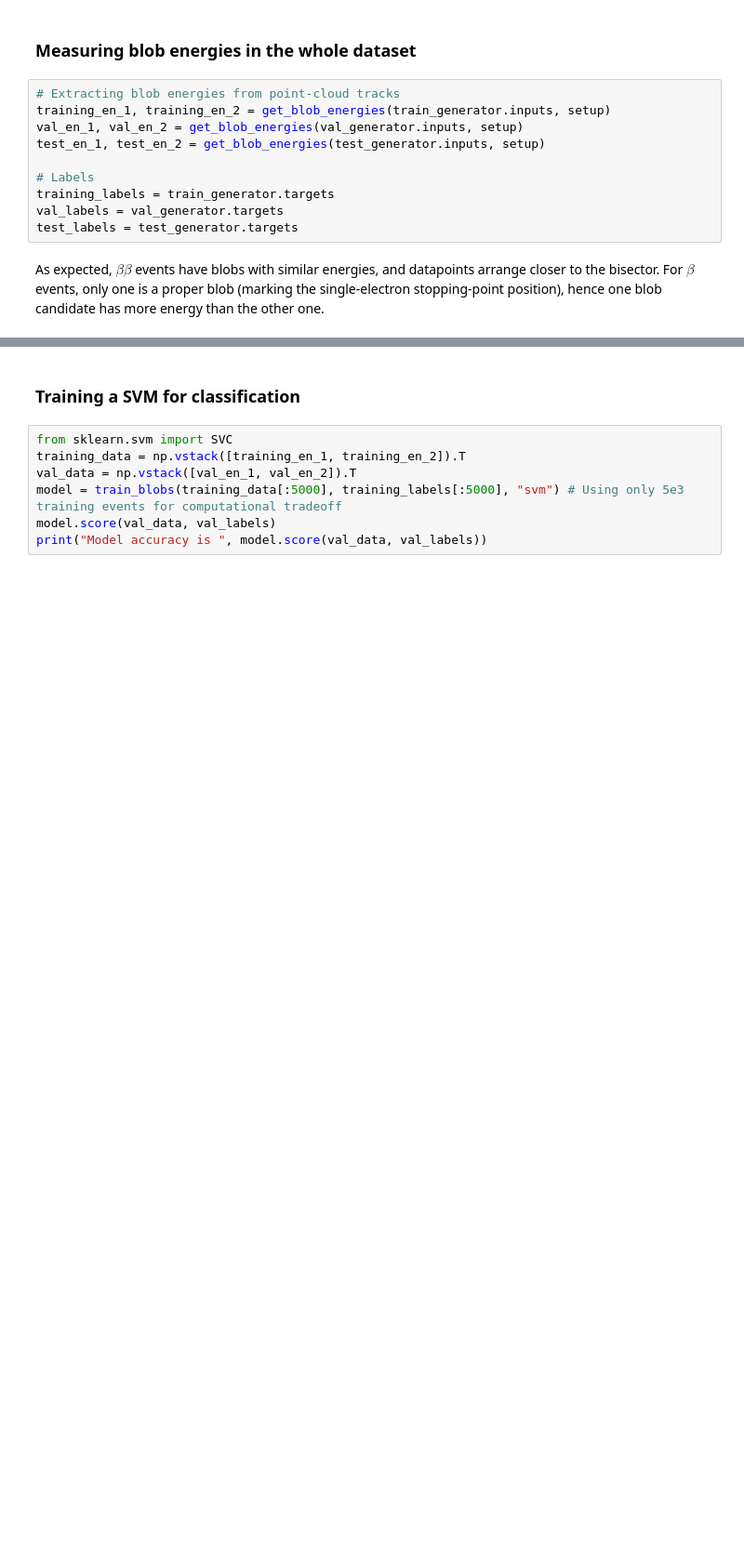
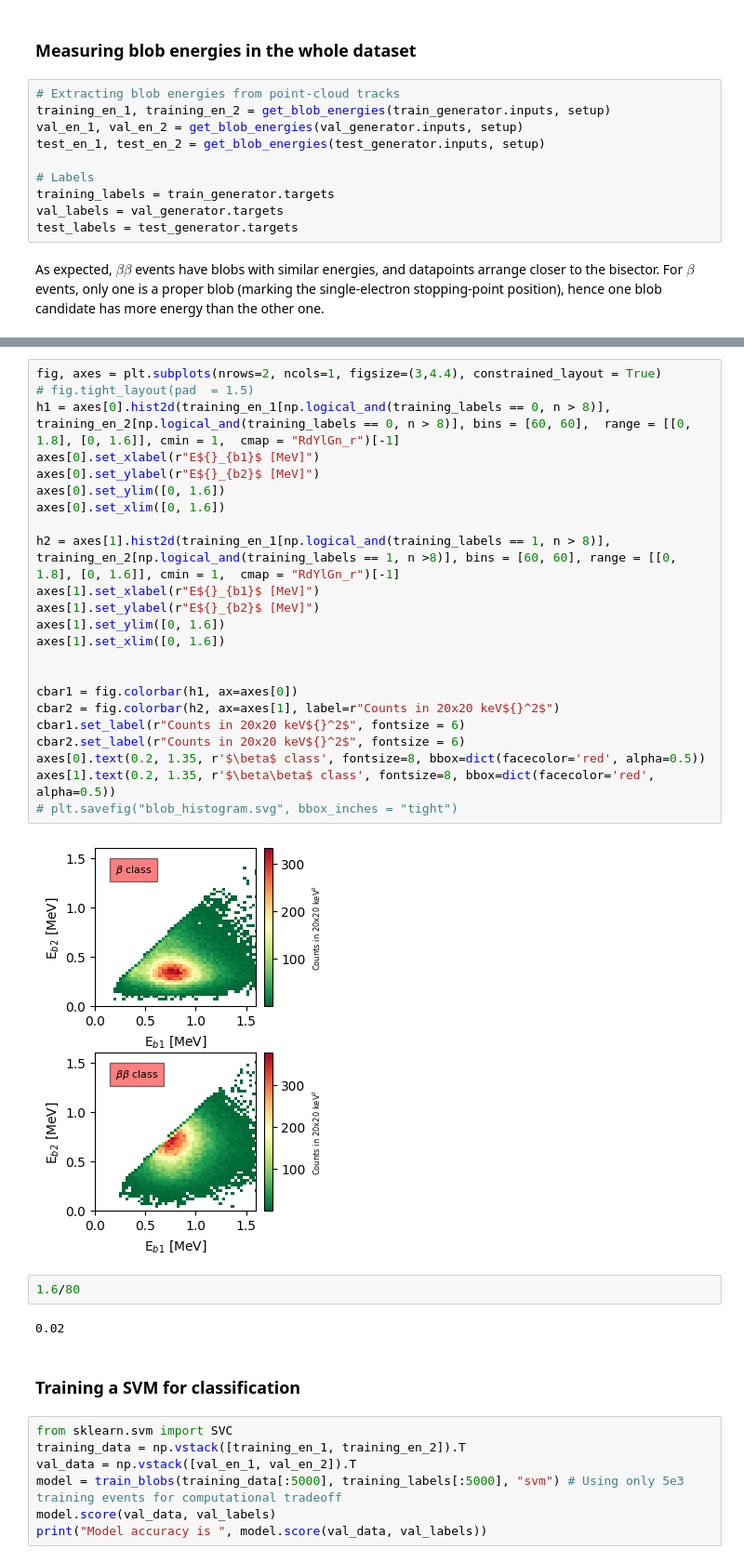
Before and after one commit to qismib/QuaKe, a Jupyter notebook: examples/blob.ipynb, the cells around one changed output, grey strips where cells are left out. Shown at 93% size. Cells and saved outputs as stored; diff of their text form; blank space fills up the shorter version.

```diff
--- a/examples/blob.ipynb
+++ b/examples/blob.ipynb
@@ -72,3 +109,32 @@ Text(0, 0.5, 'Blob energy 2 [MeV]')
+# %%
+fig, axes = plt.subplots(nrows=2, ncols=1, figsize=(3,4.4), constrained_layout = True)
+# fig.tight_layout(pad  = 1.5)
+h1 = axes[0].hist2d(training_en_1[np.logical_and(training_labels == 0, n > 8)], training_en_2[np.logical_and(training_labels == 0, n > 8)], bins = [60, 60],  range = [[0, 1.8], [0, 1.6]], cmin = 1,  cmap = "RdYlGn_r")[-1]
+axes[0].set_xlabel(r"E${}_{b1}$ [MeV]")
+axes[0].set_ylabel(r"E${}_{b2}$ [MeV]")
+axes[0].set_ylim([0, 1.6])
+axes[0].set_xlim([0, 1.6])
+
+h2 = axes[1].hist2d(training_en_1[np.logical_and(training_labels == 1, n > 8)], training_en_2[np.logical_and(training_labels == 1, n >8)], bins = [60, 60], range = [[0, 1.8], [0, 1.6]], cmin = 1,  cmap = "RdYlGn_r")[-1]
+axes[1].set_xlabel(r"E${}_{b1}$ [MeV]")
+axes[1].set_ylabel(r"E${}_{b2}$ [MeV]")
+axes[1].set_ylim([0, 1.6])
+axes[1].set_xlim([0, 1.6])
+
+
+cbar1 = fig.colorbar(h1, ax=axes[0])
+cbar2 = fig.colorbar(h2, ax=axes[1], label=r"Counts in 20x20 keV${}^2$")
+cbar1.set_label(r"Counts in 20x20 keV${}^2$", fontsize = 6)
+cbar2.set_label(r"Counts in 20x20 keV${}^2$", fontsize = 6)
+axes[0].text(0.2, 1.35, r'$\beta$ class', fontsize=8, bbox=dict(facecolor='red', alpha=0.5))
+axes[1].text(0.2, 1.35, r'$\beta\beta$ class', fontsize=8, bbox=dict(facecolor='red', alpha=0.5))
+# plt.savefig("blob_histogram.svg", bbox_inches = "tight")
+# %% [output]
+[figure, added]
+# %%
+1.6/80
+# %% [output]
+0.02
 # %% [markdown]
 ### Training a SVM for classification
 # %%
```
Also changed, not shown: parts of 8 cells of this notebook, 2 other files.
